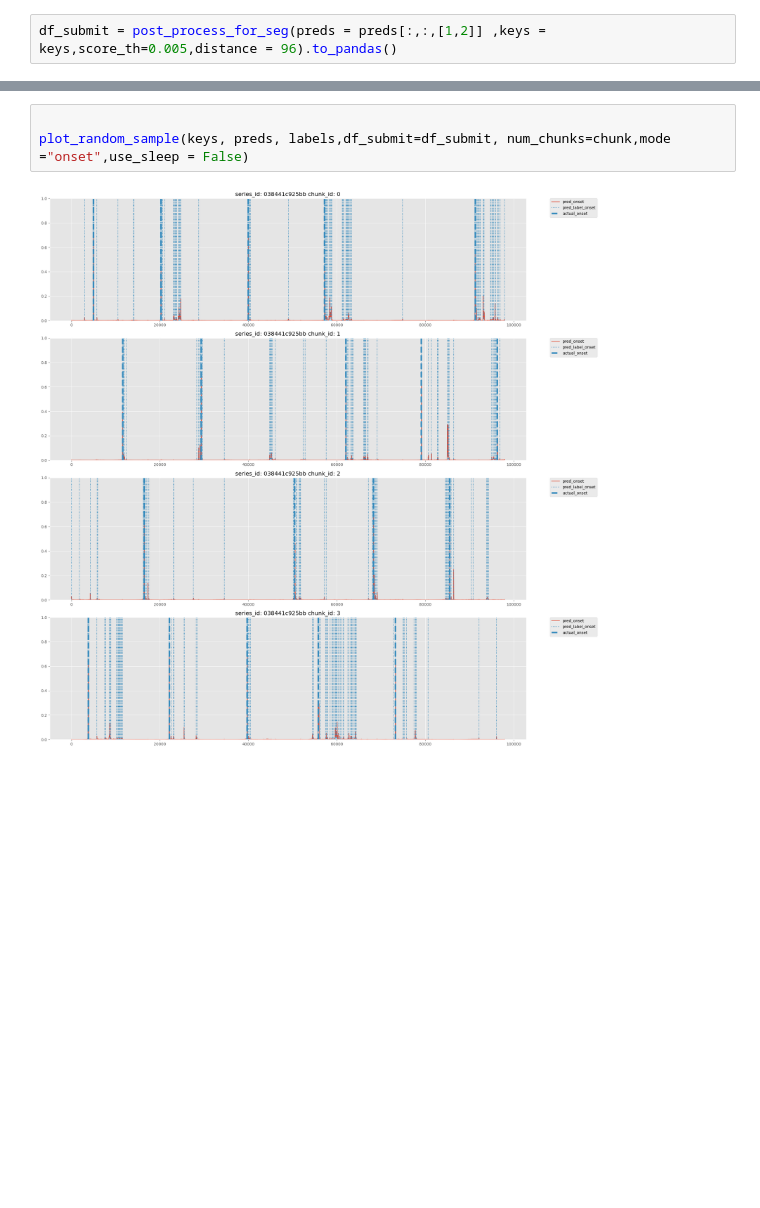
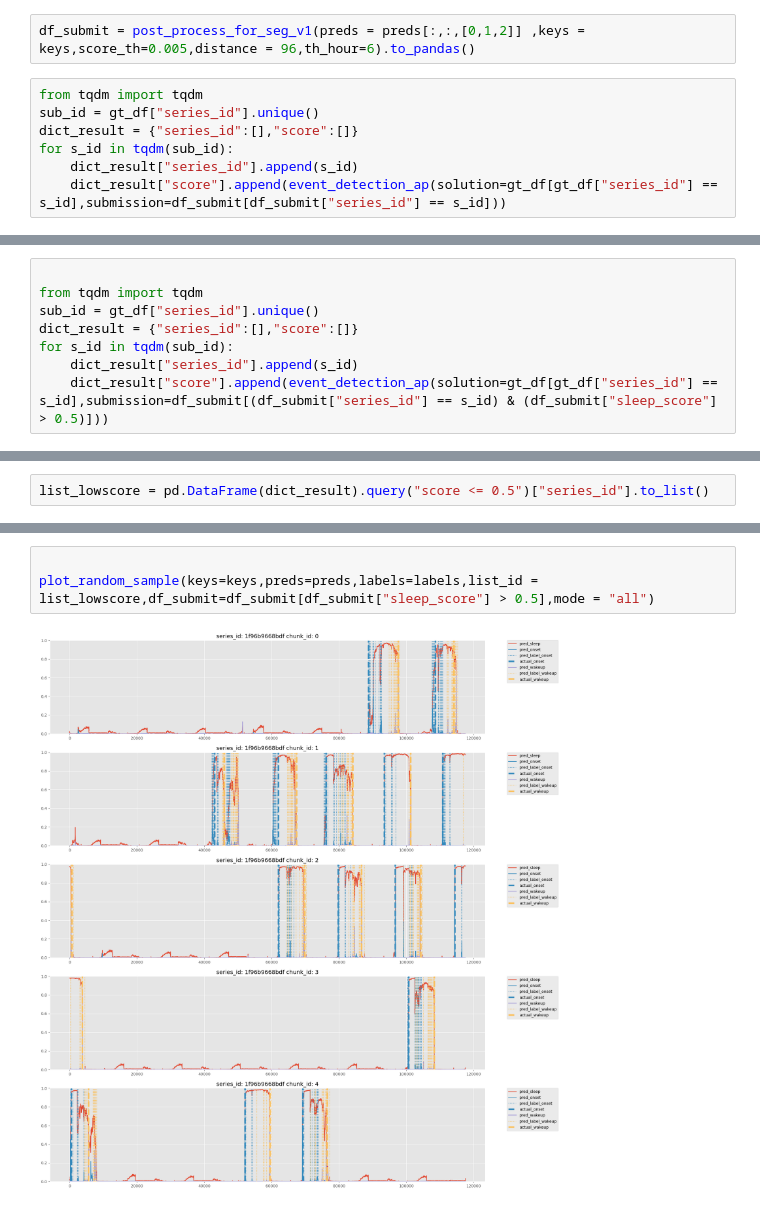
Before and after one commit to yomura-yomura/child-mind-institute-detect-sleep-states, a Jupyter notebook: lib/kaggle-child-mind-institute-detect-sleep-states/notebook/eda002.ipynb, the cells around one changed output, grey strips where cells are left out. Cells and saved outputs as stored; diff of their text form; blank space fills up the shorter version.

```diff
--- a/lib/kaggle-child-mind-institute-detect-sleep-states/notebook/eda002.ipynb
+++ b/lib/kaggle-child-mind-institute-detect-sleep-states/notebook/eda002.ipynb
@@ -81,4 +82,11 @@ def plot_random_sample(keys, preds, labels,df_submit,mode:Literal["all","onset",
 
     plt.tight_layout()
 # %%
-df_submit = post_process_for_seg(preds = preds[:,:,[1,2]] ,keys = keys,score_th=0.005,distance = 96).to_pandas()
+df_submit = post_process_for_seg_v1(preds = preds[:,:,[0,1,2]] ,keys = keys,score_th=0.005,distance = 96,th_hour=6).to_pandas()
+# %%
+from tqdm import tqdm
+sub_id = gt_df["series_id"].unique()
+dict_result = {"series_id":[],"score":[]}
+for s_id in tqdm(sub_id):
+    dict_result["series_id"].append(s_id)
+    dict_result["score"].append(event_detection_ap(solution=gt_df[gt_df["series_id"] == s_id],submission=df_submit[df_submit["series_id"] == s_id]))
@@ -92,0 +110,8 @@ plot_random_sample(keys, preds, labels,df_submit=df_submit, num_chunks=chunk,mod
+# %%
+
+from tqdm import tqdm
+sub_id = gt_df["series_id"].unique()
+dict_result = {"series_id":[],"score":[]}
+for s_id in tqdm(sub_id):
+    dict_result["series_id"].append(s_id)
+    dict_result["score"].append(event_detection_ap(solution=gt_df[gt_df["series_id"] == s_id],submission=df_submit[(df_submit["series_id"] == s_id) & (df_submit["sleep_score"] > 0.5)]))
@@ -92,0 +160,2 @@ plot_random_sample(keys, preds, labels,df_submit=df_submit, num_chunks=chunk,mod
+# %%
+list_lowscore = pd.DataFrame(dict_result).query("score <= 0.5")["series_id"].to_list()
@@ -93,5 +166,5 @@ plot_random_sample(keys, preds, labels,df_submit=df_submit, num_chunks=chunk,mod
 # %%
 
-plot_random_sample(keys, preds, labels,df_submit=df_submit, num_chunks=chunk,mode ="onset",use_sleep = False)
+plot_random_sample(keys=keys,preds=preds,labels=labels,list_id = list_lowscore,df_submit=df_submit[df_submit["sleep_score"] > 0.5],mode = "all")
 # %% [output]
-[figure, old version]
+[figure, new version]
```
Also changed, not shown: parts of 18 cells of this notebook.
